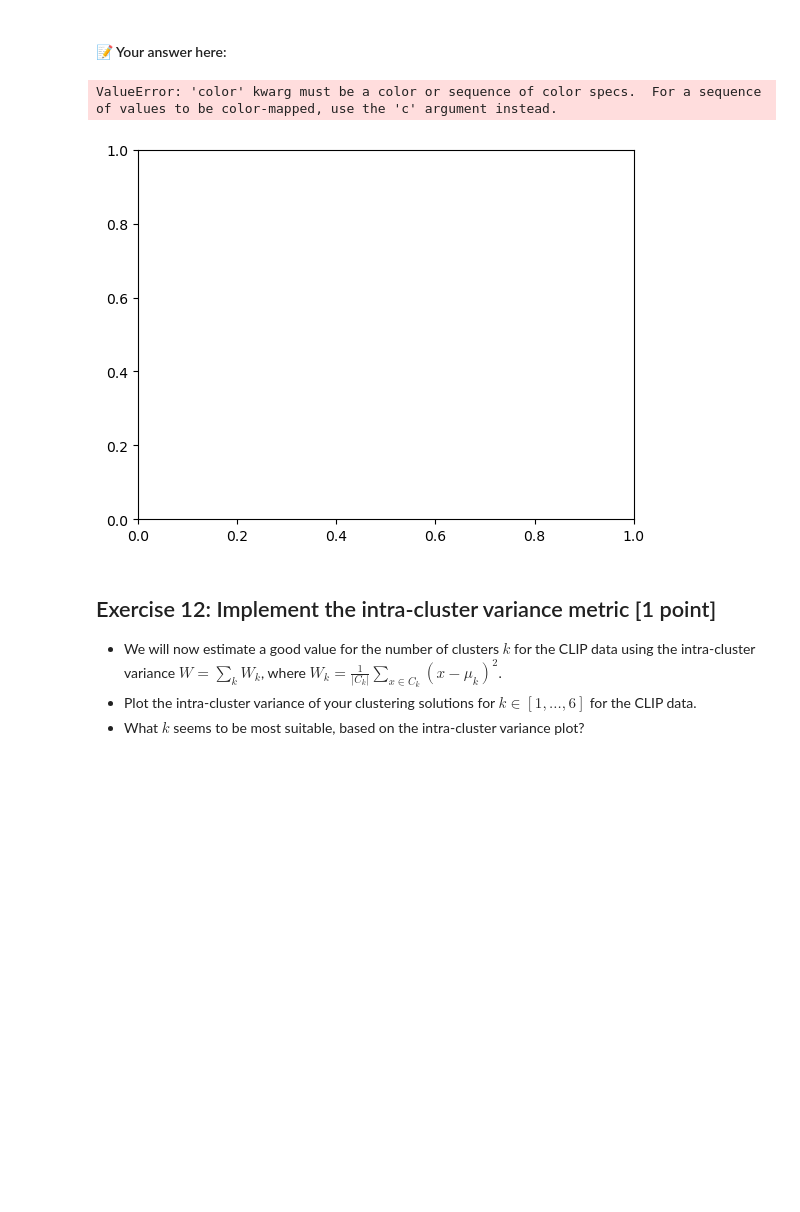
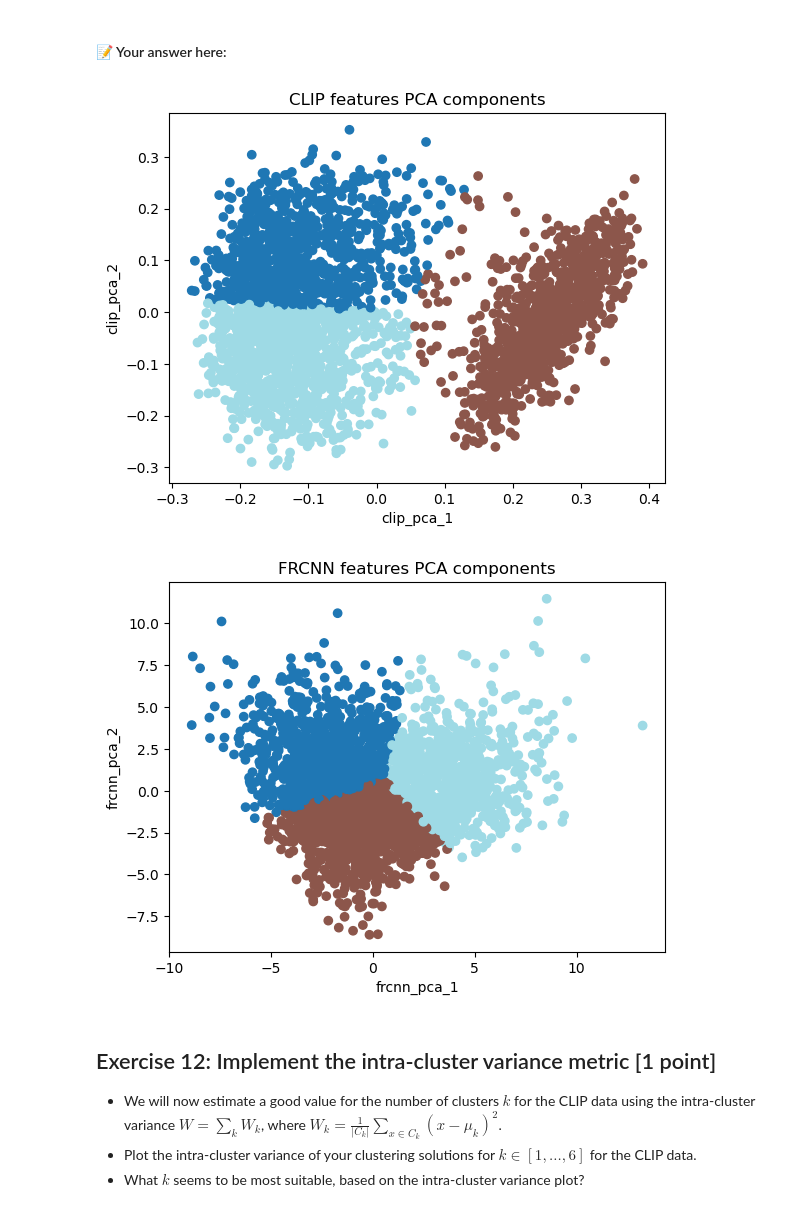
Before and after one commit to maximiliann97/TDA233-Algoritms-ML, a Jupyter notebook: HW3_2023.ipynb, the cells around one changed output. Drawn from its saved outputs; the diff is of its cells as text; code cells hidden in the pictures; blank space fills up the shorter version.

```diff
--- a/HW3_2023.ipynb
+++ b/HW3_2023.ipynb
@@ -1287,9 +1287,8 @@ Regardless of your answer above, we will start by implementing K-means.
 # %% [markdown]
 #### 📝 Your answer here:
 # %%
-def k_means(X, k, max_iter=1000):
+def k_means(X, k, max_iter=10000):
     # Initialize centroids
-
     centroids_idx = np.random.choice(len(X), k, replace=False)
     centroids = X[centroids_idx]
     labels = np.zeros(len(X))
@@ -1301,7 +1300,7 @@ def k_means(X, k, max_iter=1000):
         z = np.zeros((len(X), k))
         i = 0
         for data_point in X:
-            dist = np.linalg.norm(centroids - data_point,axis=1)
+            dist = np.linalg.norm(data_point - centroids,axis=1)
             new_label = np.argmin(dist)
             new_labels[i] = new_label
             z[i, new_label] = 1
@@ -1336,38 +1379,44 @@ In this exercise you will run your $k$-means algorithm implementation on the CLI
 3. Do you always get the same final cluster solutions and same number of required iterations? Why/why not?
 # %% [markdown]
 #### 📝 Your answer here:
-# %%
-import matplotlib as mpl
-import matplotlib.cm as cm
-
-def plot_kmean(X, k):
-
-    labels = k_means(X, k)
-    plt.figure()
-
-    numbers_range = range(k)
-    colors_dict = {}
-
-    # Loop through each number and assign a color from the Jet color map
-    for i in numbers_range:
-        color = cm.jet(i/len(numbers_range))
-        color = tuple(int(x * 255) for x in color[:3])
-        colors_dict[i] = color
-
-    for i, label in enumerate(labels):
-        label = int(label)
-        colors_dict[label] = color
-        x_data = X[i][0]
-        y_data = X[i][1]
-        plt.scatter(x_data, y_data, color=color)
-    plt.show()
-
-k = 3
-plot_kmean(cluster_data[['clip_pca_1', 'clip_pca_2']].to_numpy(), k)
-plot_kmean(cluster_data[['frcnn_pca_1', 'frcnn_pca_2']].to_numpy(), k)
-# %% [output]
-ValueError: 'color' kwarg must be a color or sequence of color specs.  For a sequence of values to be color-mapped, use the 'c' argument instead.
-[figure, removed]
+# %%
+import matplotlib.pyplot as plt
+import numpy as np
+
+def plot_kmean(data, k):
+    X = data.to_numpy()
+    labels = k_means(X, k)
+
+    # Get the unique class labels
+    unique_labels = np.unique(labels)
+    labels = labels.astype(int)
+
+
+    # Define a color map for the classes
+    k = len(unique_labels)  # Number of classes
+    colors = plt.cm.tab20(np.linspace(0, 1, k))
+    cmap = plt.cm.colors.ListedColormap(colors)
+
+    # Map each label to a color
+    class_colors = np.array([colors[label] for label in labels])
+
+    # Plot the data with the color map
+    plt.scatter(X[:, 0], X[:, 1], c=class_colors, cmap=cmap)
+    plt.xlabel(data.columns[0])
+    plt.ylabel(data.columns[1])
+    if data.columns[0] == "clip_pca_1":
+        plt.title('CLIP features PCA components')
+    else:
+        plt.title('FRCNN features PCA components')
+
+    plt.show()
+
+k = 3
+plot_kmean(cluster_data[['clip_pca_1', 'clip_pca_2']], k)
+plot_kmean(cluster_data[['frcnn_pca_1', 'frcnn_pca_2']], k)
+# %% [output]
+[figure, added]
+[figure, added]
 # %% [markdown]
 ## Exercise 12: Implement the intra-cluster variance metric [1 point]
 
```
Also changed, not shown: parts of 2 cells of this notebook.
